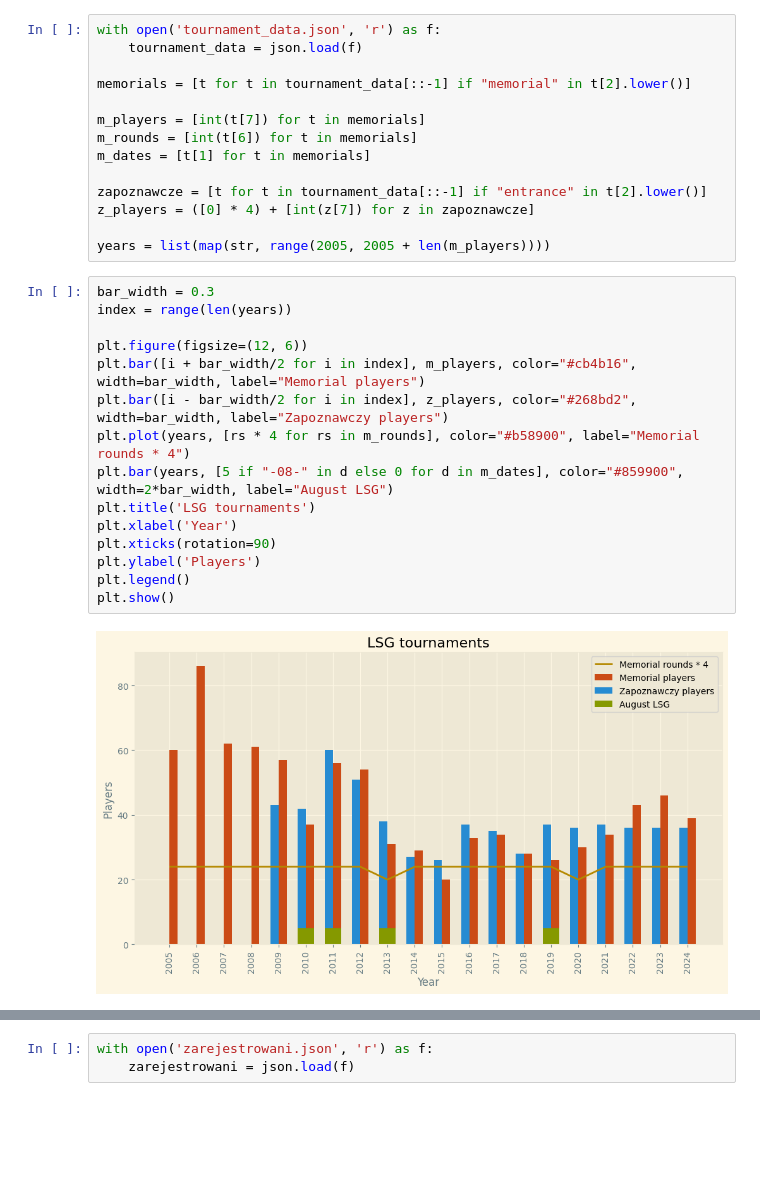
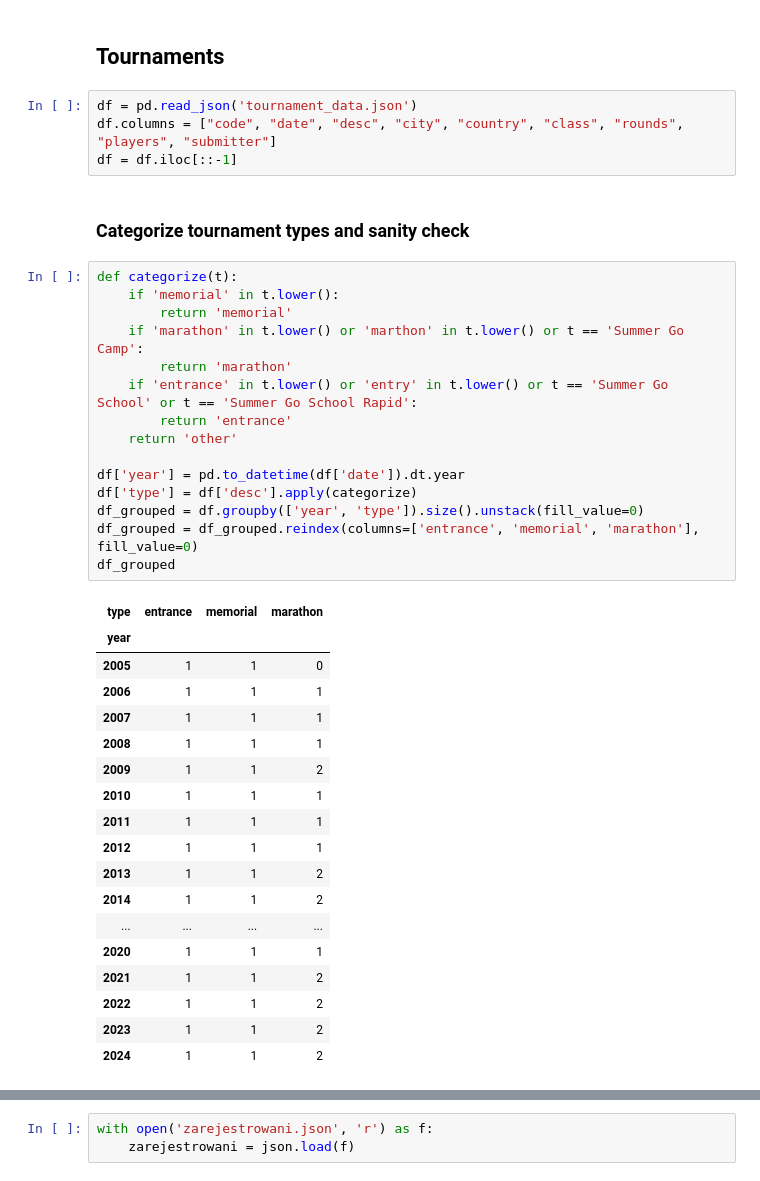
Before and after one commit to tasuki/lsg-analyze, a Jupyter notebook: notebooks/Insights.ipynb, the cells around one changed output, grey strips where cells are left out. Cells and saved outputs as stored; diff of their text form; blank space fills up the shorter version.

```diff
--- a/notebooks/Insights.ipynb
+++ b/notebooks/Insights.ipynb
@@ -5,33 +7,44 @@ import matplotlib.pyplot as plt
 
 plt.style.use('Solarize_Light2')
-# %%
-with open('tournament_data.json', 'r') as f:
-    tournament_data = json.load(f)
-
-memorials = [t for t in tournament_data[::-1] if "memorial" in t[2].lower()]
-
-m_players = [int(t[7]) for t in memorials]
-m_rounds = [int(t[6]) for t in memorials]
-m_dates = [t[1] for t in memorials]
-
-zapoznawcze = [t for t in tournament_data[::-1] if "entrance" in t[2].lower()]
-z_players = ([0] * 4) + [int(z[7]) for z in zapoznawcze]
-
-years = list(map(str, range(2005, 2005 + len(m_players))))
-# %%
-bar_width = 0.3
-index = range(len(years))
-
-plt.figure(figsize=(12, 6))
-plt.bar([i + bar_width/2 for i in index], m_players, color="#cb4b16", width=bar_width, label="Memorial players")
-plt.bar([i - bar_width/2 for i in index], z_players, color="#268bd2", width=bar_width, label="Zapoznawczy players")
-plt.plot(years, [rs * 4 for rs in m_rounds], color="#b58900", label="Memorial rounds * 4")
-plt.bar(years, [5 if "-08-" in d else 0 for d in m_dates], color="#859900", width=2*bar_width, label="August LSG")
-plt.title('LSG tournaments')
-plt.xlabel('Year')
-plt.xticks(rotation=90)
-plt.ylabel('Players')
-plt.legend()
-plt.show()
-# %% [output]
-[figure, removed]
+# %% [markdown]
+## Tournaments
+# %%
+df = pd.read_json('tournament_data.json')
+df.columns = ["code", "date", "desc", "city", "country", "class", "rounds", "players", "submitter"]
+df = df.iloc[::-1]
+# %% [markdown]
+### Categorize tournament types and sanity check
+# %%
+def categorize(t):
+    if 'memorial' in t.lower():
+        return 'memorial'
+    if 'marathon' in t.lower() or 'marthon' in t.lower() or t == 'Summer Go Camp':
+        return 'marathon'
+    if 'entrance' in t.lower() or 'entry' in t.lower() or t == 'Summer Go School' or t == 'Summer Go School Rapid':
+        return 'entrance'
+    return 'other'
+
+df['year'] = pd.to_datetime(df['date']).dt.year
+df['type'] = df['desc'].apply(categorize)
+df_grouped = df.groupby(['year', 'type']).size().unstack(fill_value=0)
+df_grouped = df_grouped.reindex(columns=['entrance', 'memorial', 'marathon'], fill_value=0)
+df_grouped
+# %% [output]
+| type | entrance | memorial | marathon |
+| year |  |  |  |
+| 2005 | 1 | 1 | 0 |
+| 2006 | 1 | 1 | 1 |
+| 2007 | 1 | 1 | 1 |
+| 2008 | 1 | 1 | 1 |
+| 2009 | 1 | 1 | 2 |
+| 2010 | 1 | 1 | 1 |
+| 2011 | 1 | 1 | 1 |
+| 2012 | 1 | 1 | 1 |
+| 2013 | 1 | 1 | 2 |
+| 2014 | 1 | 1 | 2 |
+| ... | ... | ... | ... |
+| 2020 | 1 | 1 | 1 |
+| 2021 | 1 | 1 | 2 |
+| 2022 | 1 | 1 | 2 |
+| 2023 | 1 | 1 | 2 |
+| 2024 | 1 | 1 | 2 |
```
Also changed, not shown: parts of 6 cells of this notebook, 1 other file.
